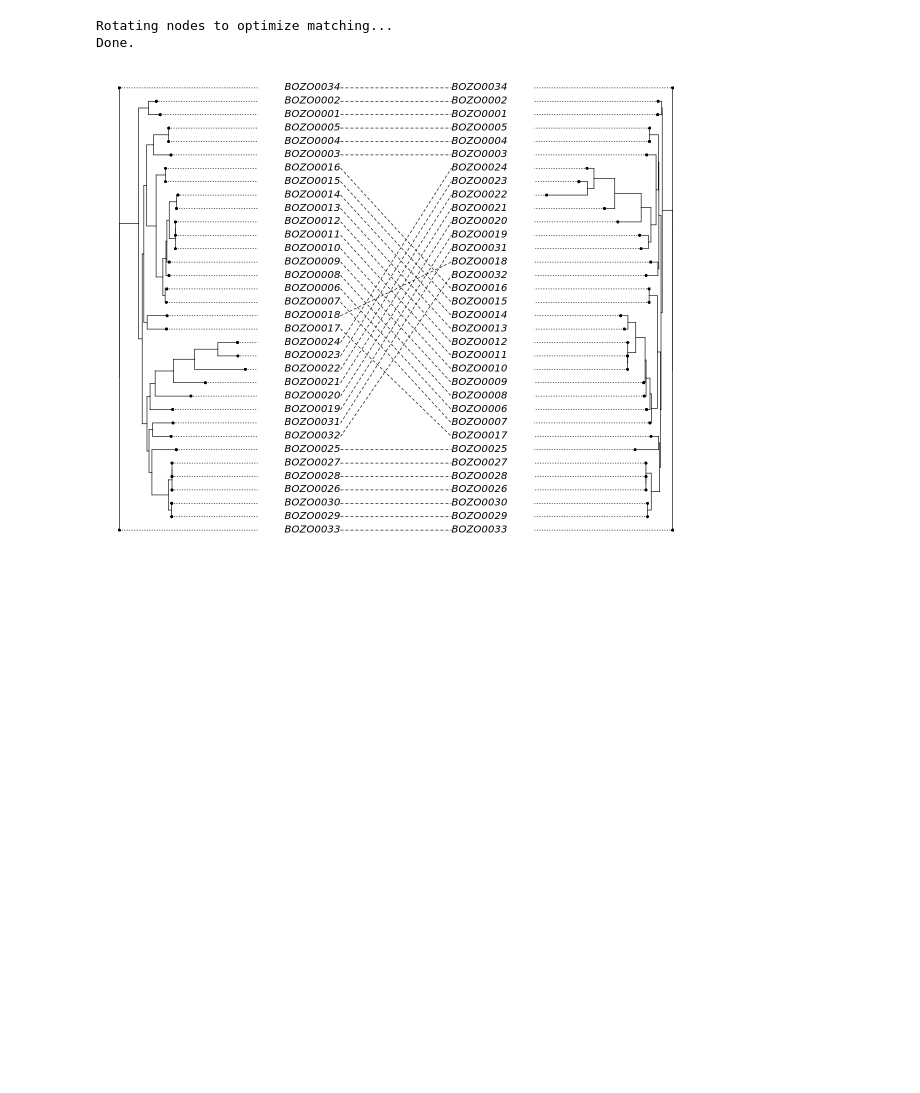
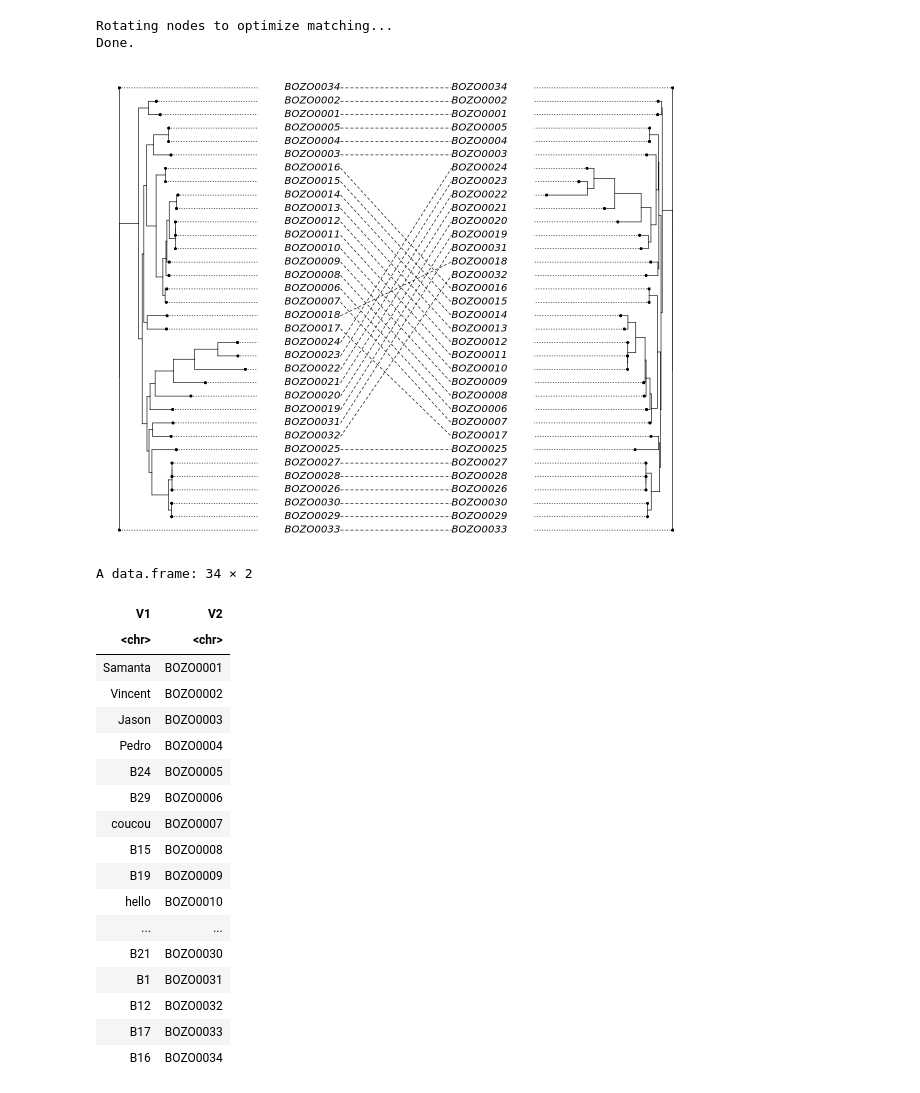
Before and after one commit to apetkau/CoreSimul, a Jupyter notebook: compare-trees.ipynb, the cells around one changed output. Cells and saved outputs as stored; diff of their text form; code cells hidden in the pictures; blank space fills up the shorter version.

```diff
--- a/compare-trees.ipynb
+++ b/compare-trees.ipynb
@@ -41,3 +39,30 @@ plot(cophylo(t_orig, t_new, rotate=TRUE))
 Rotating nodes to optimize matching...
 Done.
 [figure]
+# %%
+tip_association <- read.table("test/names.txt")
+tip_association["tmp"] <- tip_association[,1]
+tip_association["V1"] <- tip_association["V2"]
+tip_association["V2"] <- tip_association["tmp"]
+tip_association["tmp"] <- NULL
+tip_association
+# %% [output]
+A data.frame: 34 × 2
+| V1 | V2 |
+| <chr> | <chr> |
+| Samanta | BOZO0001 |
+| Vincent | BOZO0002 |
+| Jason | BOZO0003 |
+| Pedro | BOZO0004 |
+| B24 | BOZO0005 |
+| B29 | BOZO0006 |
+| coucou | BOZO0007 |
+| B15 | BOZO0008 |
+| B19 | BOZO0009 |
+| hello | BOZO0010 |
+| ... | ... |
+| B21 | BOZO0030 |
+| B1 | BOZO0031 |
+| B12 | BOZO0032 |
+| B17 | BOZO0033 |
+| B16 | BOZO0034 |
```
Also changed, not shown: parts of 5 cells of this notebook.
